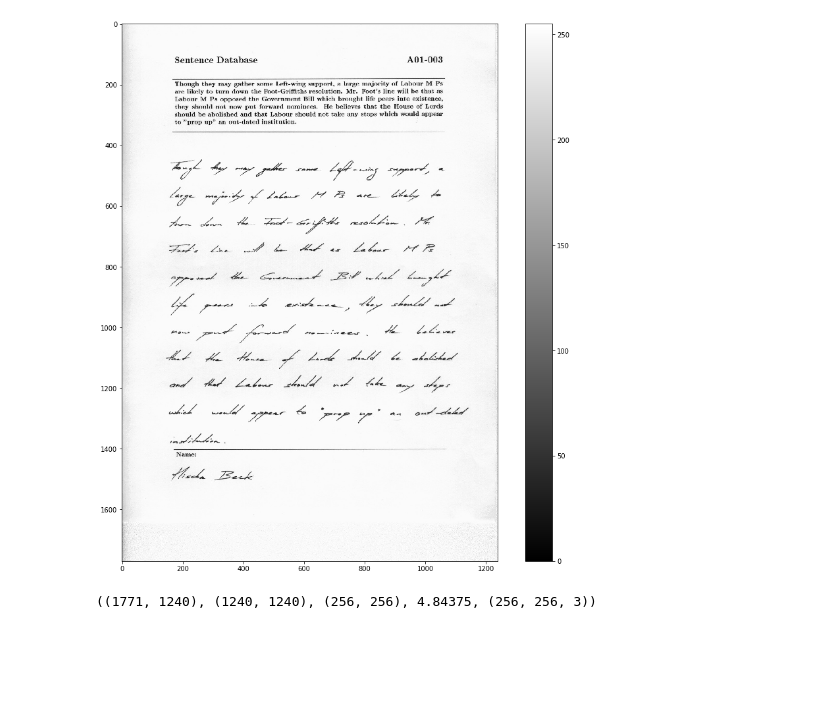
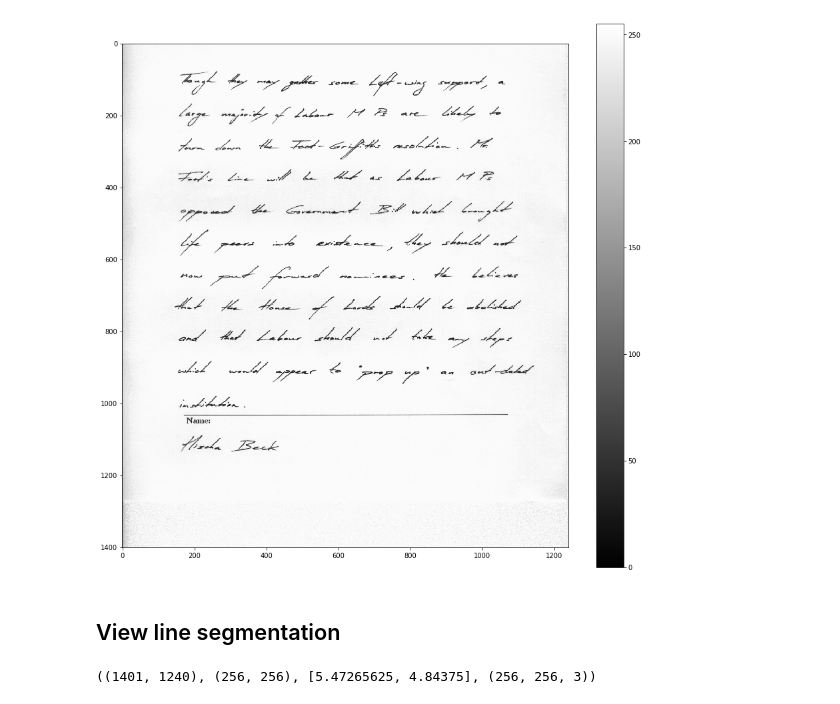
Before and after one commit to the-full-stack/fsdl-text-recognizer, a Jupyter notebook: notebooks/line detection experiments/paragraph_text_recognizer_debug.ipynb, the cells around one changed output. Saved outputs shown, nothing was run; the diff lists cells and outputs as text; code cells hidden in the pictures; blank space fills up the shorter version.

Commit message:
Adding notebook + better model + removing square image constraint
Signed-off-by: Saurabh Bipin Chandra <srbhchandra@gmail.com>

```diff
--- a/notebooks/line detection experiments/paragraph_text_recognizer_debug.ipynb
+++ b/notebooks/line detection experiments/paragraph_text_recognizer_debug.ipynb
@@ -162,7 +68,9 @@ image_basenames = ['a01-000u.jpg', 'a01-000x.jpg', 'a01-003.jpg', 'a01-003u.jpg'
 image_or_filename = f'../../data/raw/iam/iamdb/forms/{image_basenames[2]}'
 # image_or_filename = '../../data/processed/iam_paragraphs/crops/a01-000u.jpg'
 
-string, crops = text_recog.predict(image_or_filename)
+full_image = util.read_image(image_or_filename, grayscale=True)
+roi_image = full_image[370:,:]
+string, crops = text_recog.predict(roi_image)
 for crop in crops:
     plt.matshow(crop, cmap='gray')
 string
@@ -183,5 +91,5 @@ string
 # %%
 real_image = util.read_image(image_or_filename, grayscale=True)
-plot(real_image)
+plot(roi_image)
 # %% [output]
-[figure, old version]
+[figure, new version]
@@ -194,0 +96,2 @@ line_segmentation = text_recog.line_detector_model.predict_on_image(image)
+# %% [markdown]
+## View line segmentation
@@ -195,7 +101,7 @@ line_segmentation = text_recog.line_detector_model.predict_on_image(image)
 # %%
-real_image.shape, square_image.shape, image.shape, scale_down_factor, line_segmentation.shape
+roi_image.shape, image.shape, scale_down_factor_yx, line_segmentation.shape
 # %% [output]
-((1771, 1240), (1240, 1240), (256, 256), 4.84375, (256, 256, 3))
+((1401, 1240), (256, 256), [5.47265625, 4.84375], (256, 256, 3))
 # %%
 hplot(image, np.argmax(line_segmentation, axis=-1), line_segmentation[:,:,1])
 # %% [output]
```
Also changed, not shown: parts of 20 cells of this notebook, 3 other files.
